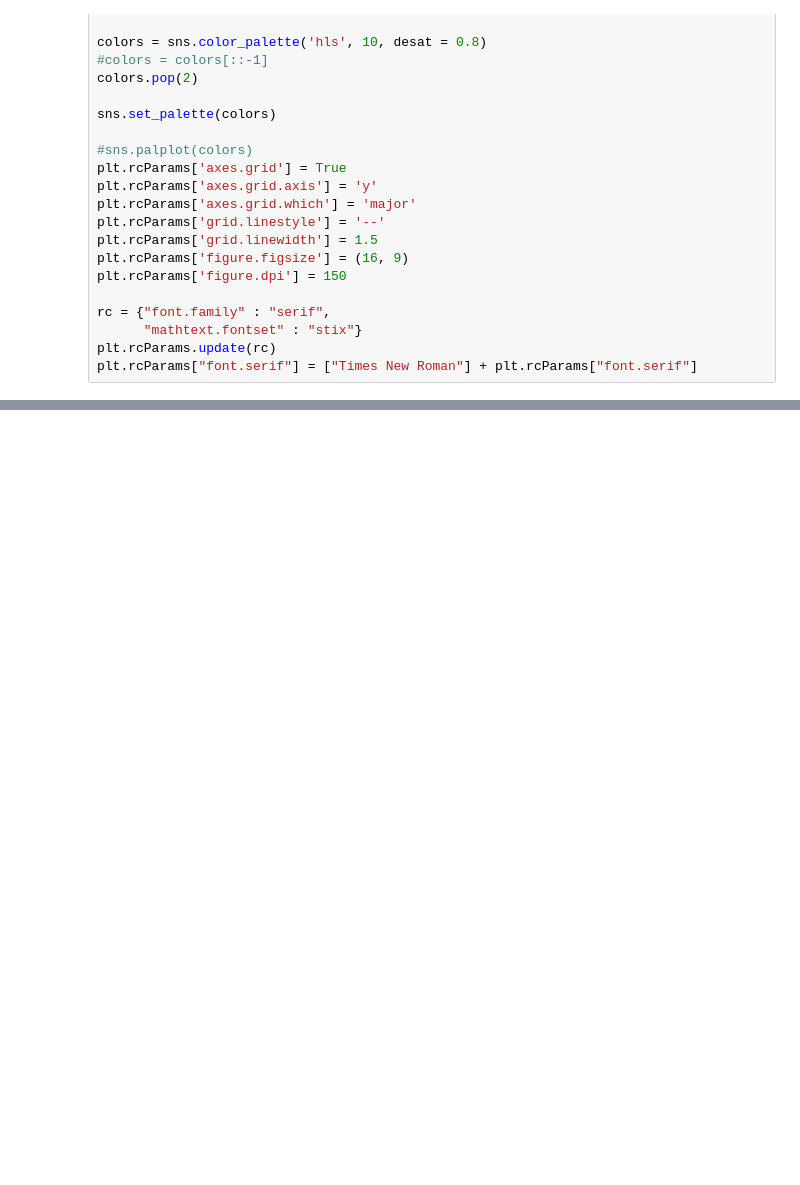
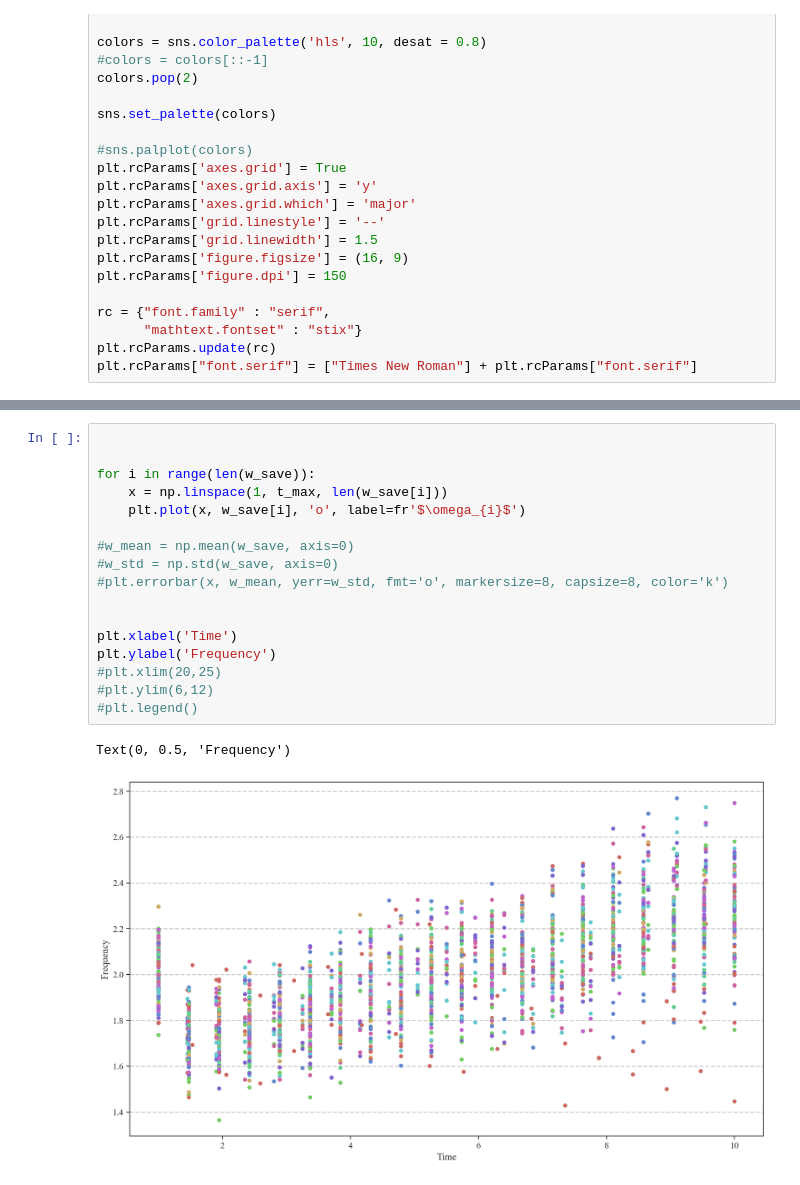
Before and after one commit to nielsdavidsen/Bachelor_2024, a Jupyter notebook: simulation_start.ipynb, the cells around one changed output, grey strips where cells are left out. Saved outputs shown, nothing was run; the diff lists cells and outputs as text; blank space fills up the shorter version.

```diff
--- a/simulation_start.ipynb
+++ b/simulation_start.ipynb
@@ -165,0 +119,20 @@ Text(0, 0.5, 'Frequency')
+# %%
+
+
+for i in range(len(w_save)):
+    x = np.linspace(1, t_max, len(w_save[i]))
+    plt.plot(x, w_save[i], 'o', label=fr'$\omega_{i}$')
+
+#w_mean = np.mean(w_save, axis=0)
+#w_std = np.std(w_save, axis=0)
+#plt.errorbar(x, w_mean, yerr=w_std, fmt='o', markersize=8, capsize=8, color='k')
+
+
+plt.xlabel('Time')
+plt.ylabel('Frequency')
+#plt.xlim(20,25)
+#plt.ylim(6,12)
+#plt.legend()
+# %% [output]
+Text(0, 0.5, 'Frequency')
+[figure, added]
```
Also changed, not shown: parts of 7 cells of this notebook.
